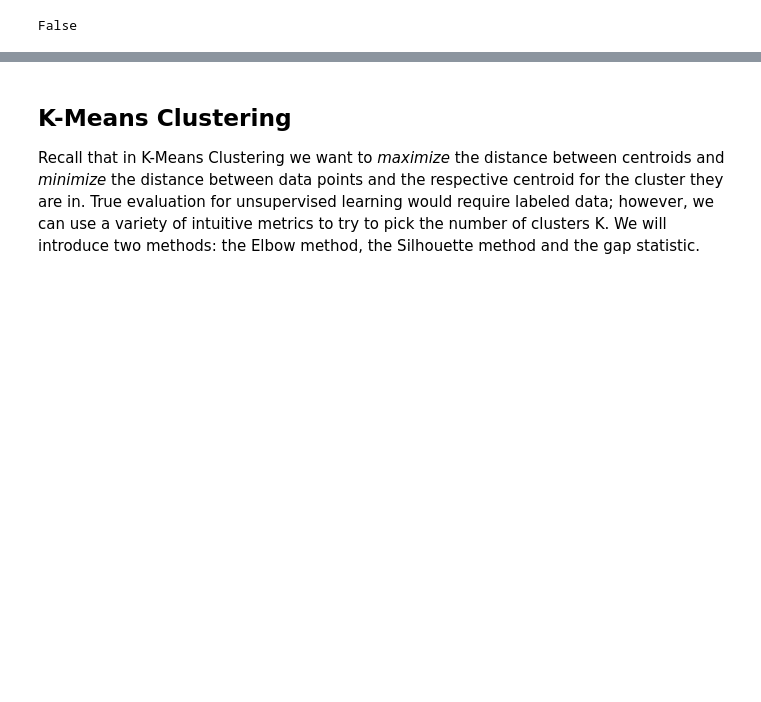
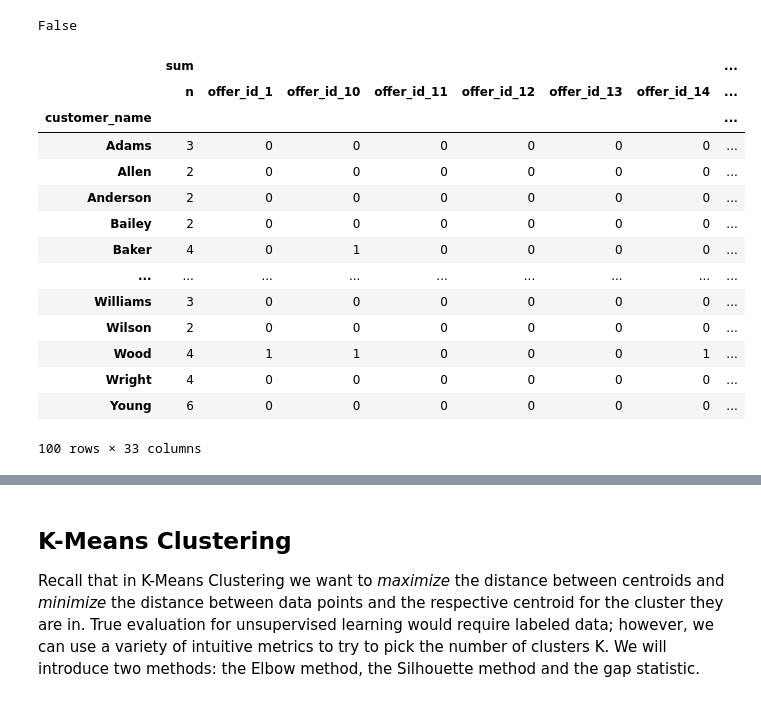
Before and after one commit to BoshengW/SpringBoard, a Jupyter notebook: Unit8_mini_project/Mini_Project_Clustering.ipynb, the cells around one changed output, grey strips where cells are left out. Saved outputs shown, nothing was run; the diff lists cells and outputs as text; code cells hidden in the pictures; blank space fills up the shorter version.

```diff
--- a/Unit8_mini_project/Mini_Project_Clustering.ipynb
+++ b/Unit8_mini_project/Mini_Project_Clustering.ipynb
@@ -83,0 +88,18 @@ df_dummy = df_dummy.groupby(df_dummy["customer_name"]).aggregate(agg_func)
+# %%
+df_dummy_pivot
+# %% [output]
+|  | sum |  |  |  |  |  |  | ... |
+|  | n | offer_id_1 | offer_id_10 | offer_id_11 | offer_id_12 | offer_id_13 | offer_id_14 | ... |
+| customer_name |  |  |  |  |  |  |  | ... |
+| Adams | 3 | 0 | 0 | 0 | 0 | 0 | 0 | ... |
+| Allen | 2 | 0 | 0 | 0 | 0 | 0 | 0 | ... |
+| Anderson | 2 | 0 | 0 | 0 | 0 | 0 | 0 | ... |
+| Bailey | 2 | 0 | 0 | 0 | 0 | 0 | 0 | ... |
+| Baker | 4 | 0 | 1 | 0 | 0 | 0 | 0 | ... |
+| ... | ... | ... | ... | ... | ... | ... | ... | ... |
+| Williams | 3 | 0 | 0 | 0 | 0 | 0 | 0 | ... |
+| Wilson | 2 | 0 | 0 | 0 | 0 | 0 | 0 | ... |
+| Wood | 4 | 1 | 1 | 0 | 0 | 0 | 1 | ... |
+| Wright | 4 | 0 | 0 | 0 | 0 | 0 | 0 | ... |
+| Young | 6 | 0 | 0 | 0 | 0 | 0 | 0 | ... |
+100 rows × 33 columns
```
Also changed, not shown: parts of 2 cells of this notebook.
